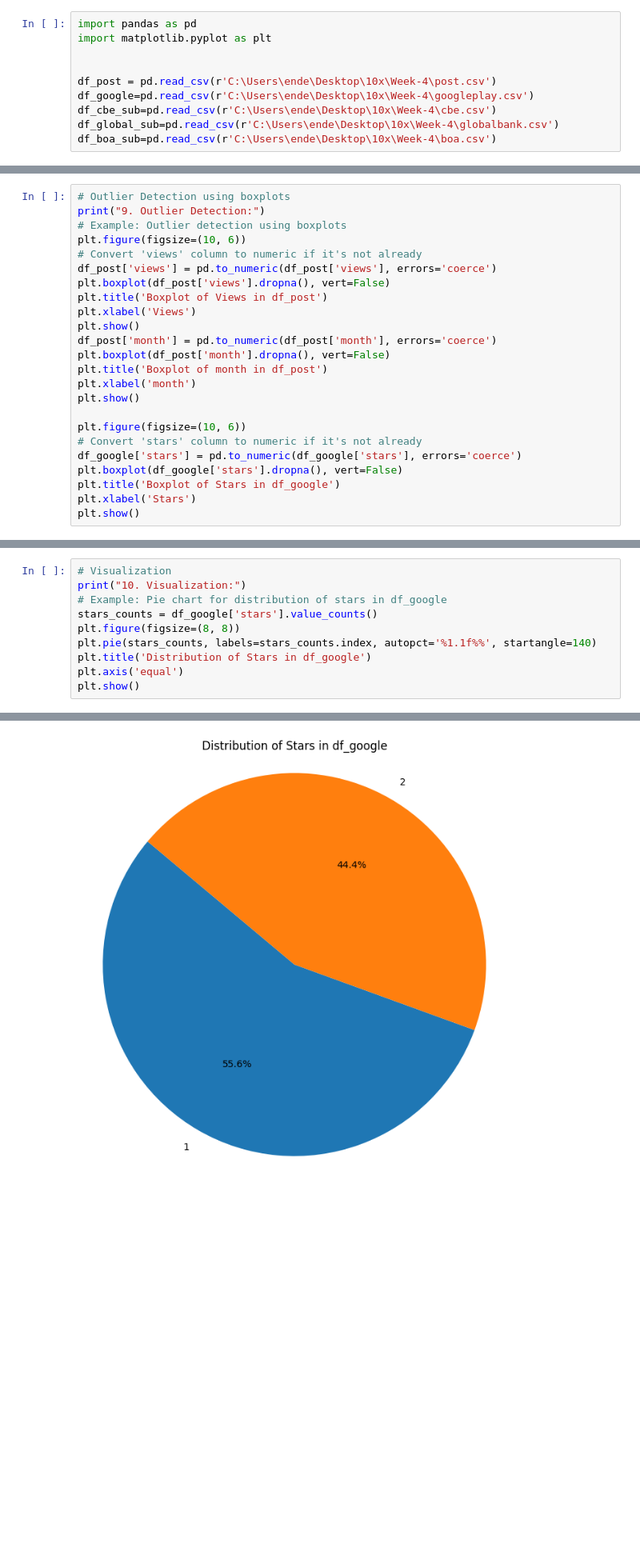
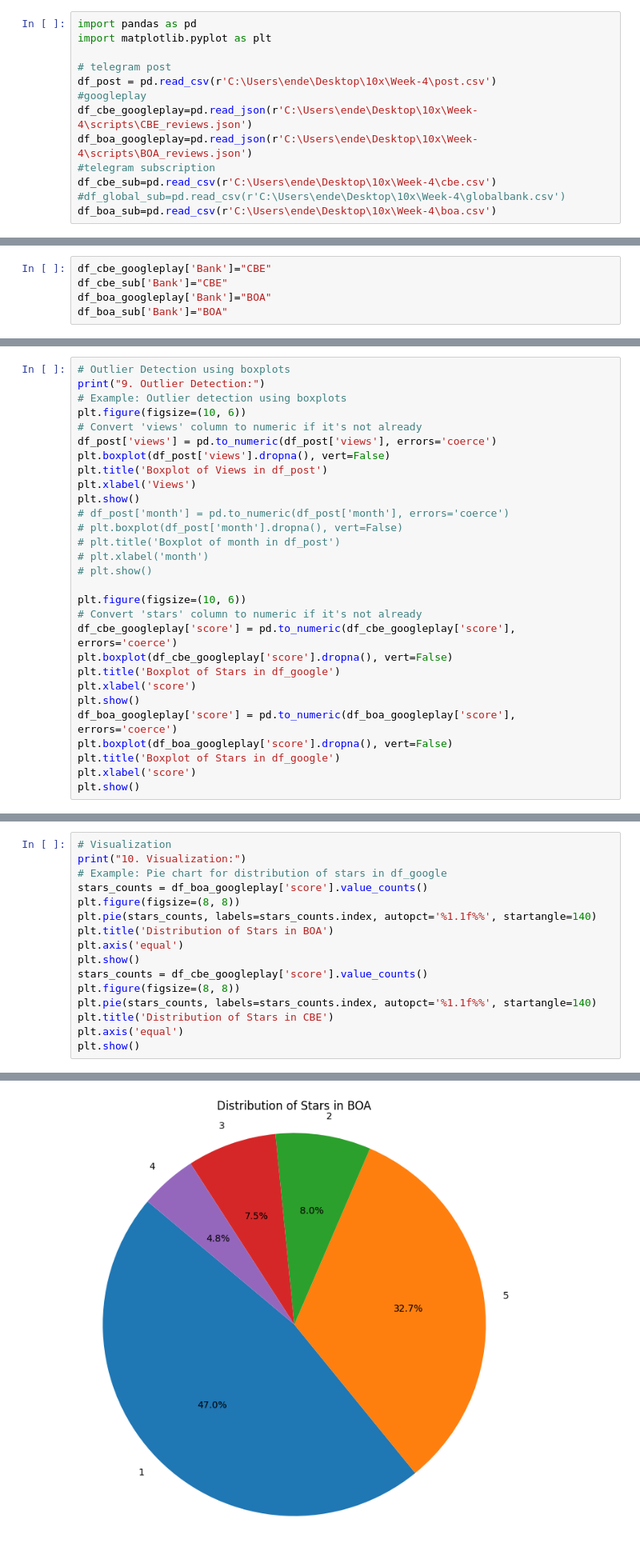
Before and after one commit to Endework/Marketing, a Jupyter notebook: Notebooks/EDA.ipynb, the cells around one changed output, grey strips where cells are left out. Shown: that part at 80% size. Cells and saved outputs as stored; diff of their text form; blank space fills up the shorter version.

```diff
--- a/Notebooks/EDA.ipynb
+++ b/Notebooks/EDA.ipynb
@@ -2,9 +2,12 @@
 import pandas as pd
 import matplotlib.pyplot as plt
 
-
+# telegram post
 df_post = pd.read_csv(r'C:\Users\ende\Desktop\10x\Week-4\post.csv')
-df_google=pd.read_csv(r'C:\Users\ende\Desktop\10x\Week-4\googleplay.csv')
+#googleplay
+df_cbe_googleplay=pd.read_json(r'C:\Users\ende\Desktop\10x\Week-4\scripts\CBE_reviews.json')
+df_boa_googleplay=pd.read_json(r'C:\Users\ende\Desktop\10x\Week-4\scripts\BOA_reviews.json')
+#telegram subscription
 df_cbe_sub=pd.read_csv(r'C:\Users\ende\Desktop\10x\Week-4\cbe.csv')
-df_global_sub=pd.read_csv(r'C:\Users\ende\Desktop\10x\Week-4\globalbank.csv')
+#df_global_sub=pd.read_csv(r'C:\Users\ende\Desktop\10x\Week-4\globalbank.csv')
 df_boa_sub=pd.read_csv(r'C:\Users\ende\Desktop\10x\Week-4\boa.csv')
@@ -10,0 +18,5 @@ df_boa_sub=pd.read_csv(r'C:\Users\ende\Desktop\10x\Week-4\boa.csv')
+# %%
+df_cbe_googleplay['Bank']="CBE"
+df_cbe_sub['Bank']="CBE"
+df_boa_googleplay['Bank']="BOA"
+df_boa_sub['Bank']="BOA"
@@ -346,19 +531,24 @@ plt.boxplot(df_post['views'].dropna(), vert=False)
 plt.title('Boxplot of Views in df_post')
 plt.xlabel('Views')
 plt.show()
-df_post['month'] = pd.to_numeric(df_post['month'], errors='coerce')
-plt.boxplot(df_post['month'].dropna(), vert=False)
-plt.title('Boxplot of month in df_post')
-plt.xlabel('month')
-plt.show()
+# df_post['month'] = pd.to_numeric(df_post['month'], errors='coerce')
+# plt.boxplot(df_post['month'].dropna(), vert=False)
+# plt.title('Boxplot of month in df_post')
+# plt.xlabel('month')
+# plt.show()
 
 plt.figure(figsize=(10, 6))
 # Convert 'stars' column to numeric if it's not already
-df_google['stars'] = pd.to_numeric(df_google['stars'], errors='coerce')
-plt.boxplot(df_google['stars'].dropna(), vert=False)
+df_cbe_googleplay['score'] = pd.to_numeric(df_cbe_googleplay['score'], errors='coerce')
+plt.boxplot(df_cbe_googleplay['score'].dropna(), vert=False)
 plt.title('Boxplot of Stars in df_google')
-plt.xlabel('Stars')
+plt.xlabel('score')
 plt.show()
+df_boa_googleplay['score'] = pd.to_numeric(df_boa_googleplay['score'], errors='coerce')
+plt.boxplot(df_boa_googleplay['score'].dropna(), vert=False)
+plt.title('Boxplot of Stars in df_google')
+plt.xlabel('score')
+plt.show()
 # %% [output]
 9. Outlier Detection:
 [figure]
@@ -367,13 +557,19 @@ plt.show()
 # %%
 # Visualization
 print("10. Visualization:")
 # Example: Pie chart for distribution of stars in df_google
-stars_counts = df_google['stars'].value_counts()
+stars_counts = df_boa_googleplay['score'].value_counts()
 plt.figure(figsize=(8, 8))
 plt.pie(stars_counts, labels=stars_counts.index, autopct='%1.1f%%', startangle=140)
-plt.title('Distribution of Stars in df_google')
+plt.title('Distribution of Stars in BOA')
 plt.axis('equal')
 plt.show()
+stars_counts = df_cbe_googleplay['score'].value_counts()
+plt.figure(figsize=(8, 8))
+plt.pie(stars_counts, labels=stars_counts.index, autopct='%1.1f%%', startangle=140)
+plt.title('Distribution of Stars in CBE')
+plt.axis('equal')
+plt.show()
 # %% [output]
 10. Visualization:
-[figure, old version]
+[figure, new version]
```
Also changed, not shown: parts of 43 cells of this notebook, 23 other files.
